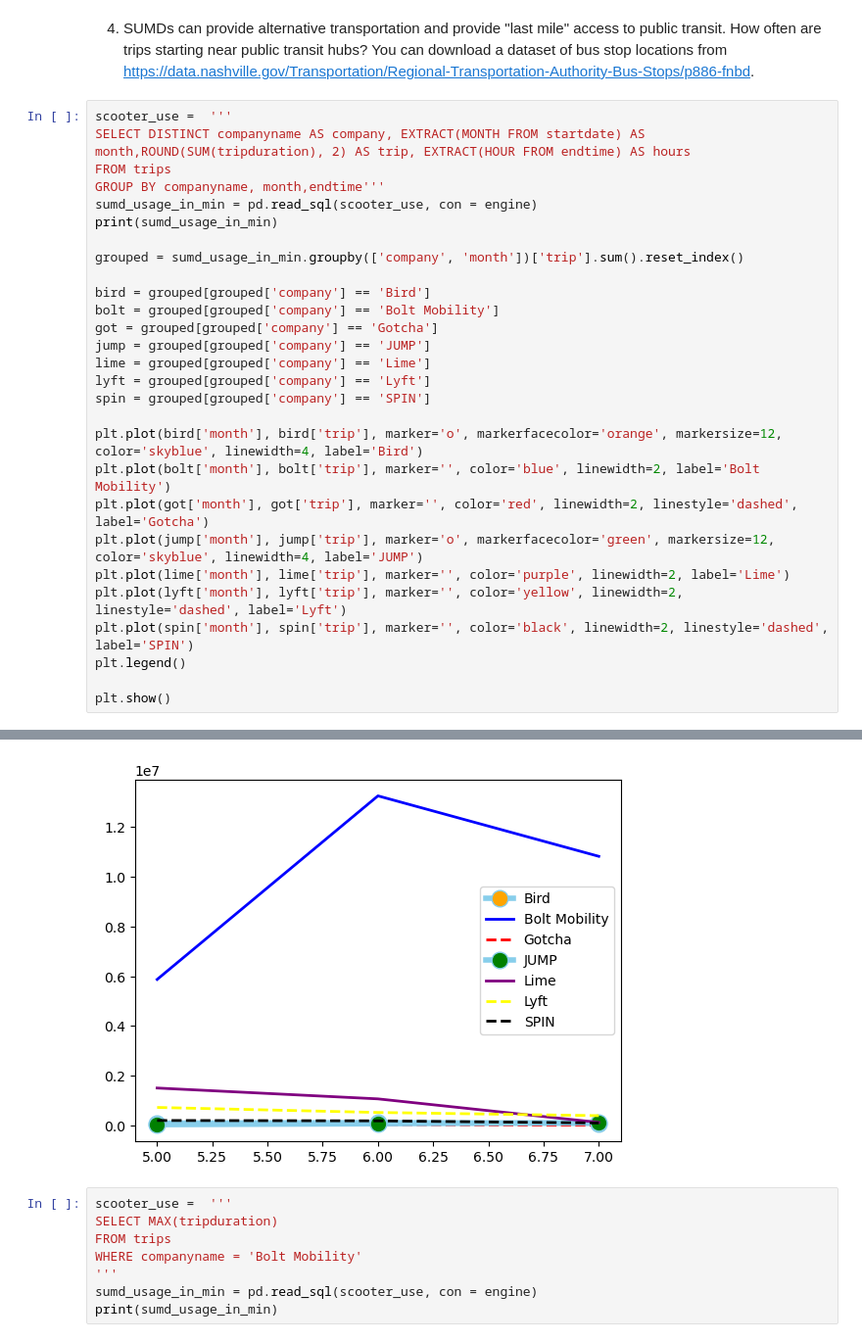
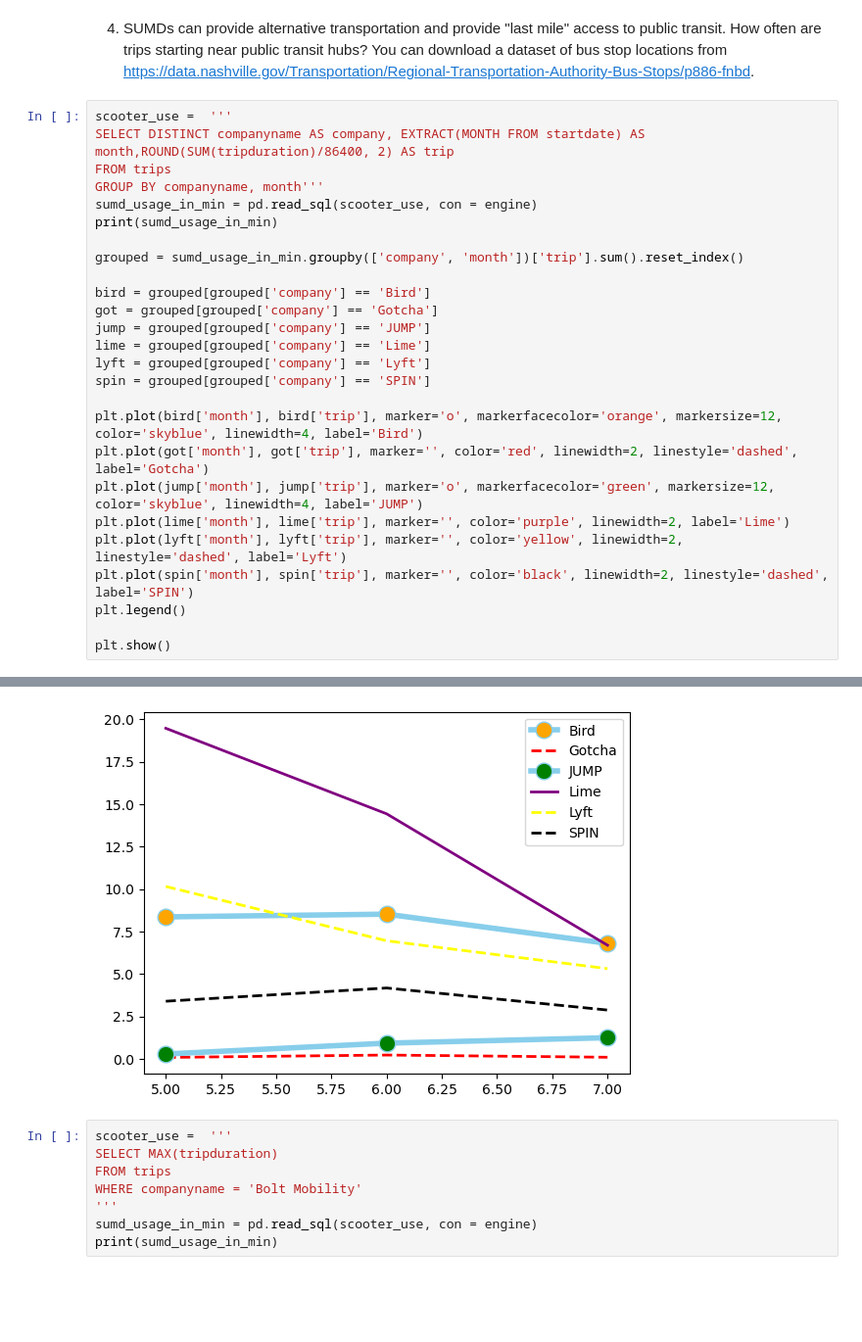
Before and after one commit to NSS-Data-Analytics-Cohort-8/scooter-partner1-witch_trial_logic, a Jupyter notebook: notebooks/Partner Project 1.ipynb, the cells around one changed output, grey strips where cells are left out. Shown at 98% size. Cells and saved outputs as stored; diff of their text form; blank space fills up the shorter version.

```diff
--- a/notebooks/Partner Project 1.ipynb
+++ b/notebooks/Partner Project 1.ipynb
@@ -215,16 +226,15 @@ print(final_goal_py)
 4. SUMDs can provide alternative transportation and provide "last mile" access to public transit. How often are trips starting near public transit hubs? You can download a dataset of bus stop locations from https://data.nashville.gov/Transportation/Regional-Transportation-Authority-Bus-Stops/p886-fnbd.
 # %%
 scooter_use =  '''
-SELECT DISTINCT companyname AS company, EXTRACT(MONTH FROM startdate) AS month,ROUND(SUM(tripduration), 2) AS trip, EXTRACT(HOUR FROM endtime) AS hours
+SELECT DISTINCT companyname AS company, EXTRACT(MONTH FROM startdate) AS month,ROUND(SUM(tripduration)/86400, 2) AS trip
 FROM trips
-GROUP BY companyname, month,endtime'''
+GROUP BY companyname, month'''
 sumd_usage_in_min = pd.read_sql(scooter_use, con = engine)
 print(sumd_usage_in_min)
 
 grouped = sumd_usage_in_min.groupby(['company', 'month'])['trip'].sum().reset_index()
 
 bird = grouped[grouped['company'] == 'Bird']
-bolt = grouped[grouped['company'] == 'Bolt Mobility']
 got = grouped[grouped['company'] == 'Gotcha']
 jump = grouped[grouped['company'] == 'JUMP']
 lime = grouped[grouped['company'] == 'Lime']
@@ -232,7 +242,6 @@ lyft = grouped[grouped['company'] == 'Lyft']
 spin = grouped[grouped['company'] == 'SPIN']
 
 plt.plot(bird['month'], bird['trip'], marker='o', markerfacecolor='orange', markersize=12, color='skyblue', linewidth=4, label='Bird')
-plt.plot(bolt['month'], bolt['trip'], marker='', color='blue', linewidth=2, label='Bolt Mobility')
 plt.plot(got['month'], got['trip'], marker='', color='red', linewidth=2, linestyle='dashed', label='Gotcha')
 plt.plot(jump['month'], jump['trip'], marker='o', markerfacecolor='green', markersize=12, color='skyblue', linewidth=4, label='JUMP')
 plt.plot(lime['month'], lime['trip'], marker='', color='purple', linewidth=2, label='Lime')
@@ -259,4 +271,4 @@ plt.show()
-[figure, old version]
+[figure, new version]
 # %%
 scooter_use =  '''
 SELECT MAX(tripduration)
```
Also changed, not shown: parts of 2 cells of this notebook.
